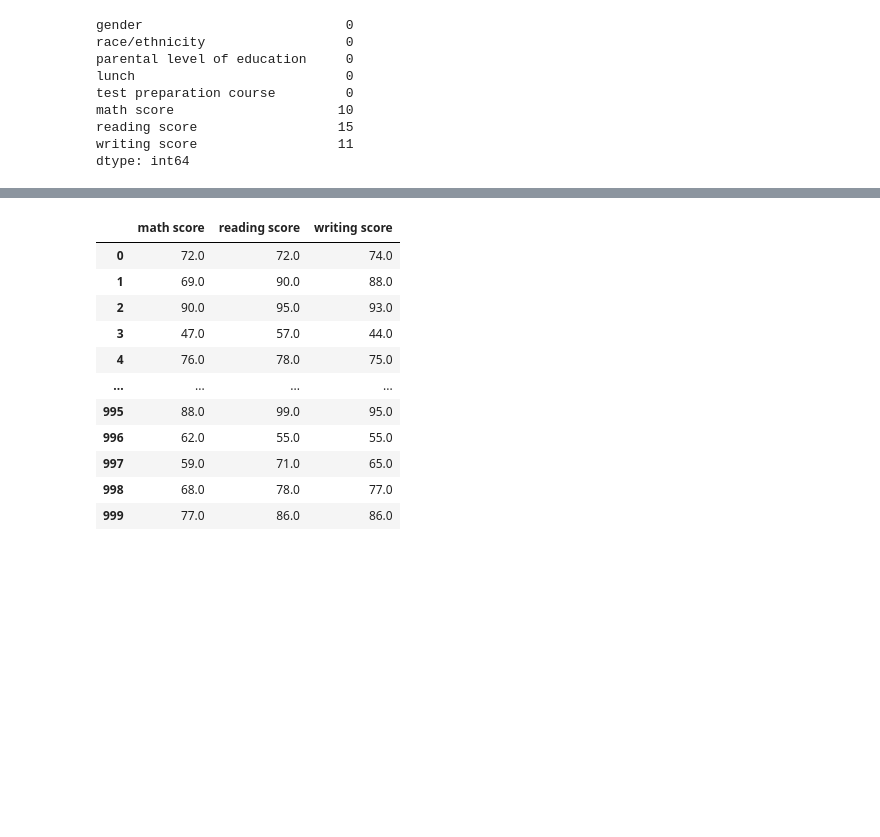
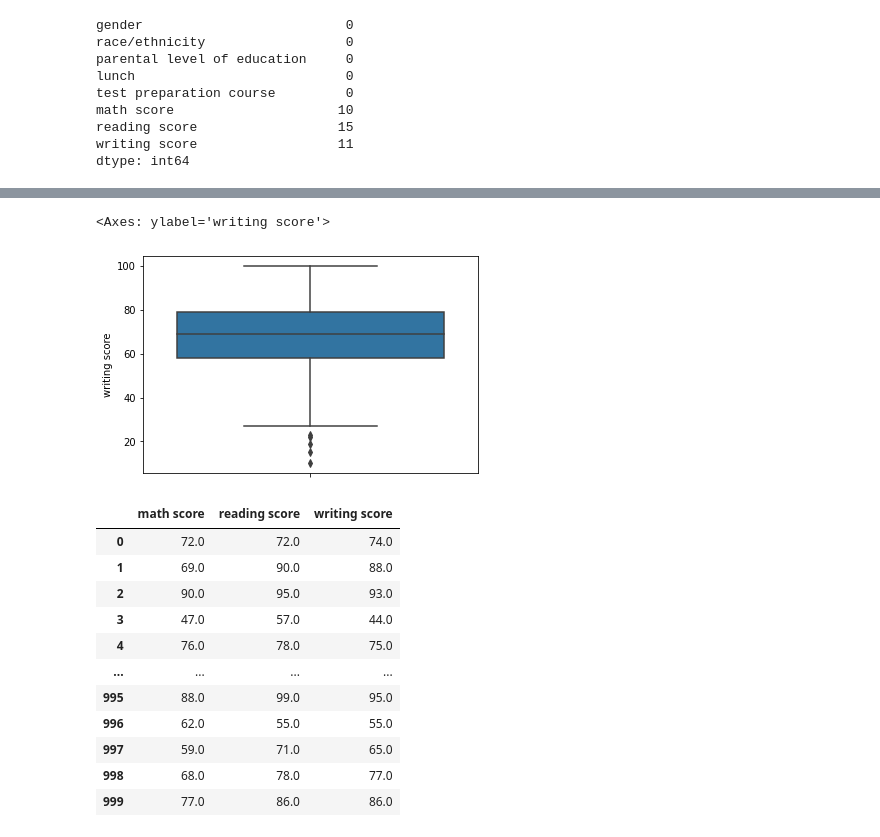
Before and after one commit to saurabh-shete/dsbdal_practicals, a Jupyter notebook: PS04/ProblemStatement4.ipynb, the cells around one changed output, grey strips where cells are left out. Cells and saved outputs as stored; diff of their text form; code cells hidden in the pictures; blank space fills up the shorter version.

```diff
--- a/PS04/ProblemStatement4.ipynb
+++ b/PS04/ProblemStatement4.ipynb
@@ -43,3 +48,8 @@ sns.boxplot(data=df)  #displays a boxplot
+# %%
+sns.boxplot(y='writing score',data=df)  #displays a boxplot
+# %% [output]
+<Axes: ylabel='writing score'>
+[figure, added]
 # %%
 dfnew=pd.concat([df['math score'],df['reading score'],df['writing score']],axis=1) #concatenation of
 dfnew
```
Also changed, not shown: parts of 3 cells of this notebook, 2 other files.
